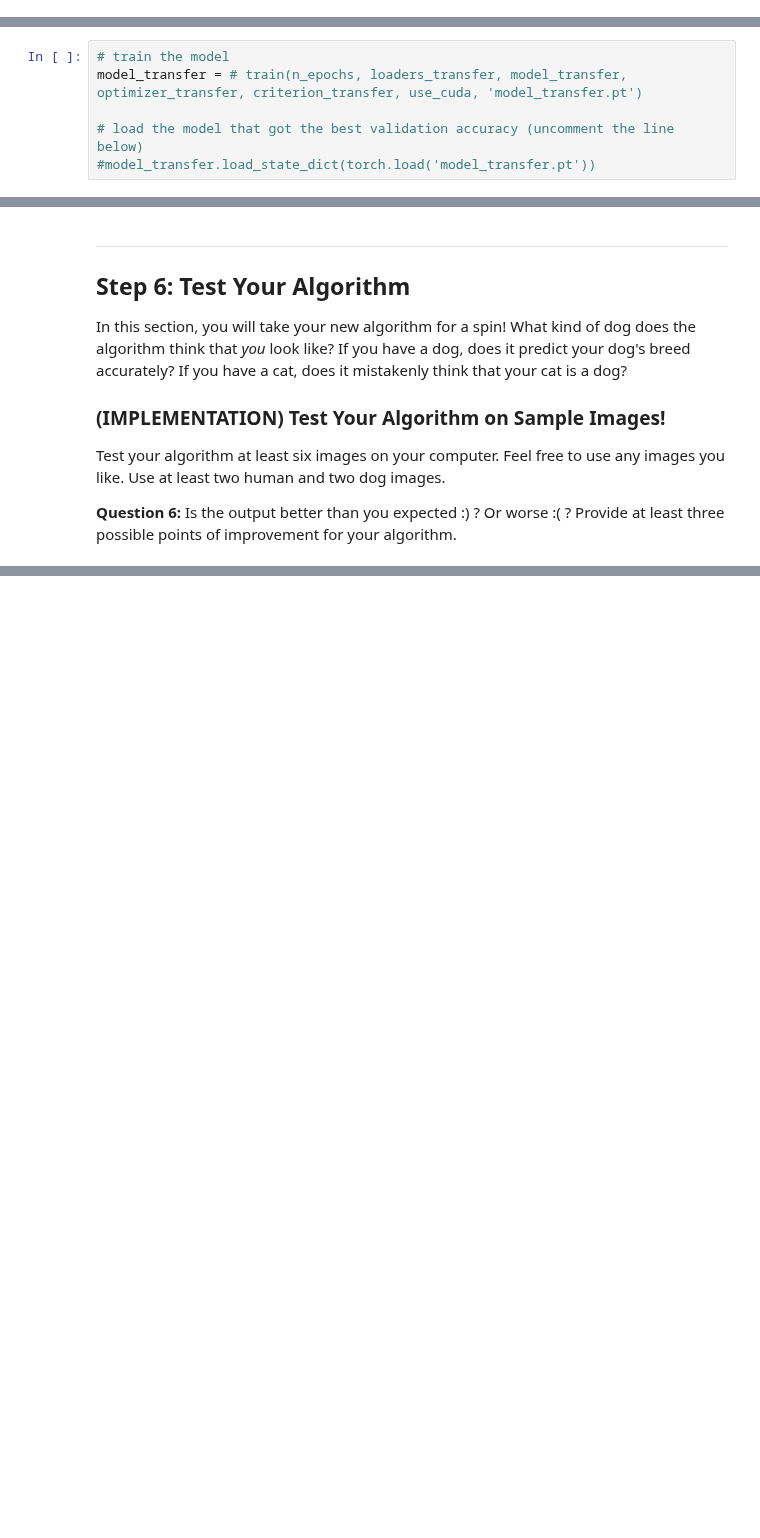
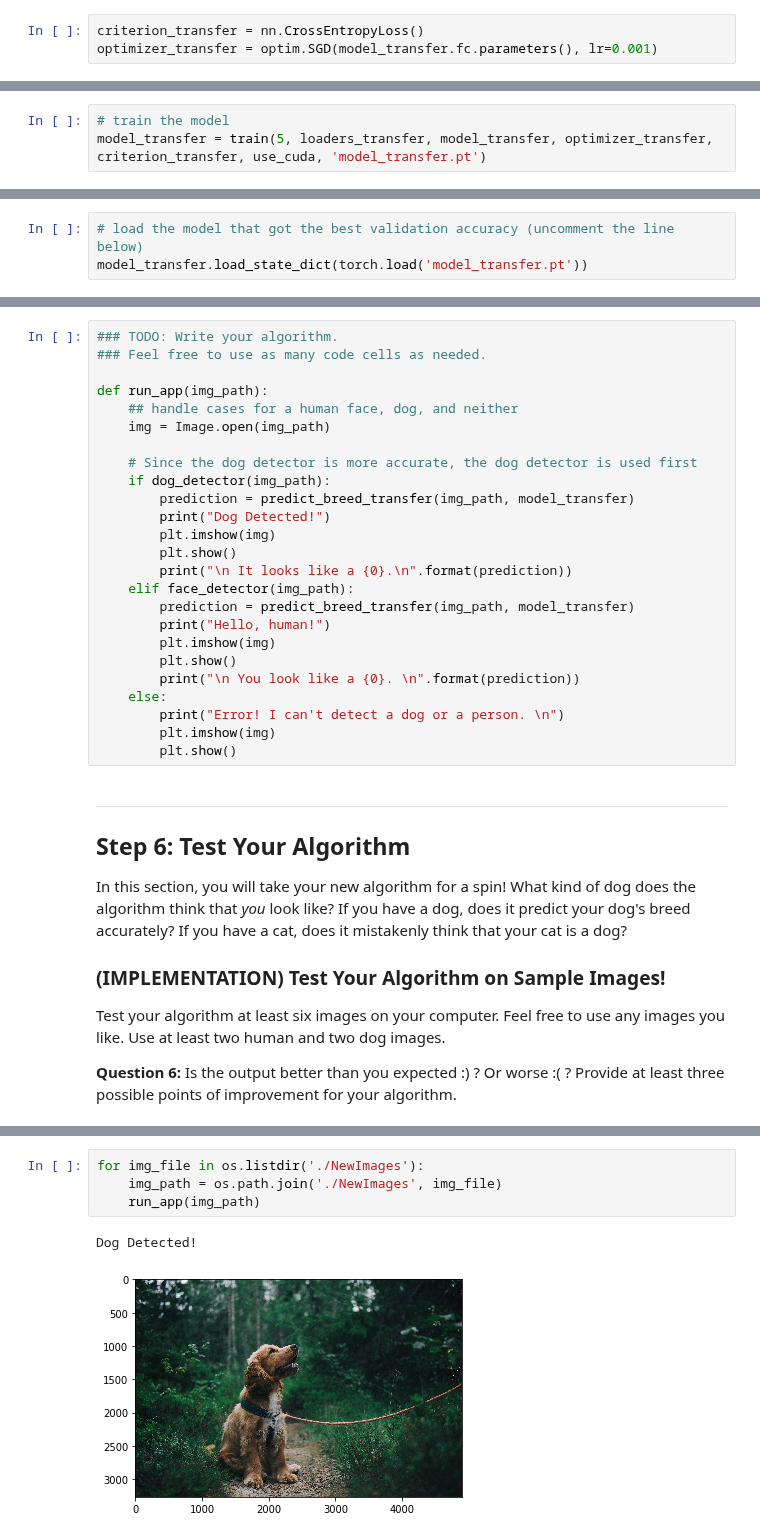
Before and after one commit to HectorBudielE/udacity-dog-breed-classifier, a Jupyter notebook: dog_app.ipynb, the cells around one changed output, grey strips where cells are left out. Cells and saved outputs as stored; diff of their text form; blank space fills up the shorter version.

```diff
--- a/dog_app.ipynb
+++ b/dog_app.ipynb
@@ -451,4 +680,10 @@ optimizer_transfer = None
+# %%
+criterion_transfer = nn.CrossEntropyLoss()
+optimizer_transfer = optim.SGD(model_transfer.fc.parameters(), lr=0.001)
 # %% [markdown]
 ### (IMPLEMENTATION) Train and Validate the Model
 
 Train and validate your model in the code cell below.  [Save the final model parameters](http://pytorch.org/docs/master/notes/serialization.html) at filepath `'model_transfer.pt'`.
+# %%
+# train the model
+model_transfer = train(5, loaders_transfer, model_transfer, optimizer_transfer, criterion_transfer, use_cuda, 'model_transfer.pt')
@@ -455,9 +708,6 @@ Train and validate your model in the code cell below.  [Save the final model par
 # %%
-# train the model
-model_transfer = # train(n_epochs, loaders_transfer, model_transfer, optimizer_transfer, criterion_transfer, use_cuda, 'model_transfer.pt')
-
 # load the model that got the best validation accuracy (uncomment the line below)
-#model_transfer.load_state_dict(torch.load('model_transfer.pt'))
+model_transfer.load_state_dict(torch.load('model_transfer.pt'))
 # %% [markdown]
 ### (IMPLEMENTATION) Test the Model
 
@@ -505,3 +770,28 @@ def run_app(img_path):
+# %%
+### TODO: Write your algorithm.
+### Feel free to use as many code cells as needed.
+
+def run_app(img_path):
+    ## handle cases for a human face, dog, and neither
+    img = Image.open(img_path)
+
+    # Since the dog detector is more accurate, the dog detector is used first
+    if dog_detector(img_path):
+        prediction = predict_breed_transfer(img_path, model_transfer)
+        print("Dog Detected!")
+        plt.imshow(img)
+        plt.show()
+        print("\n It looks like a {0}.\n".format(prediction))
+    elif face_detector(img_path):
+        prediction = predict_breed_transfer(img_path, model_transfer)
+        print("Hello, human!")
+        plt.imshow(img)
+        plt.show()
+        print("\n You look like a {0}. \n".format(prediction))
+    else:
+        print("Error! I can't detect a dog or a person. \n")
+        plt.imshow(img)
+        plt.show()
 # %% [markdown]
 ---
 <a id='step6'></a>
@@ -526,0 +829,7 @@ for file in np.hstack((human_files[:3], dog_files[:3])):
+# %%
+for img_file in os.listdir('./NewImages'):
+    img_path = os.path.join('./NewImages', img_file)
+    run_app(img_path)
+# %% [output]
+Dog Detected!
+[figure, added]
```
Also changed, not shown: parts of 37 cells of this notebook.
